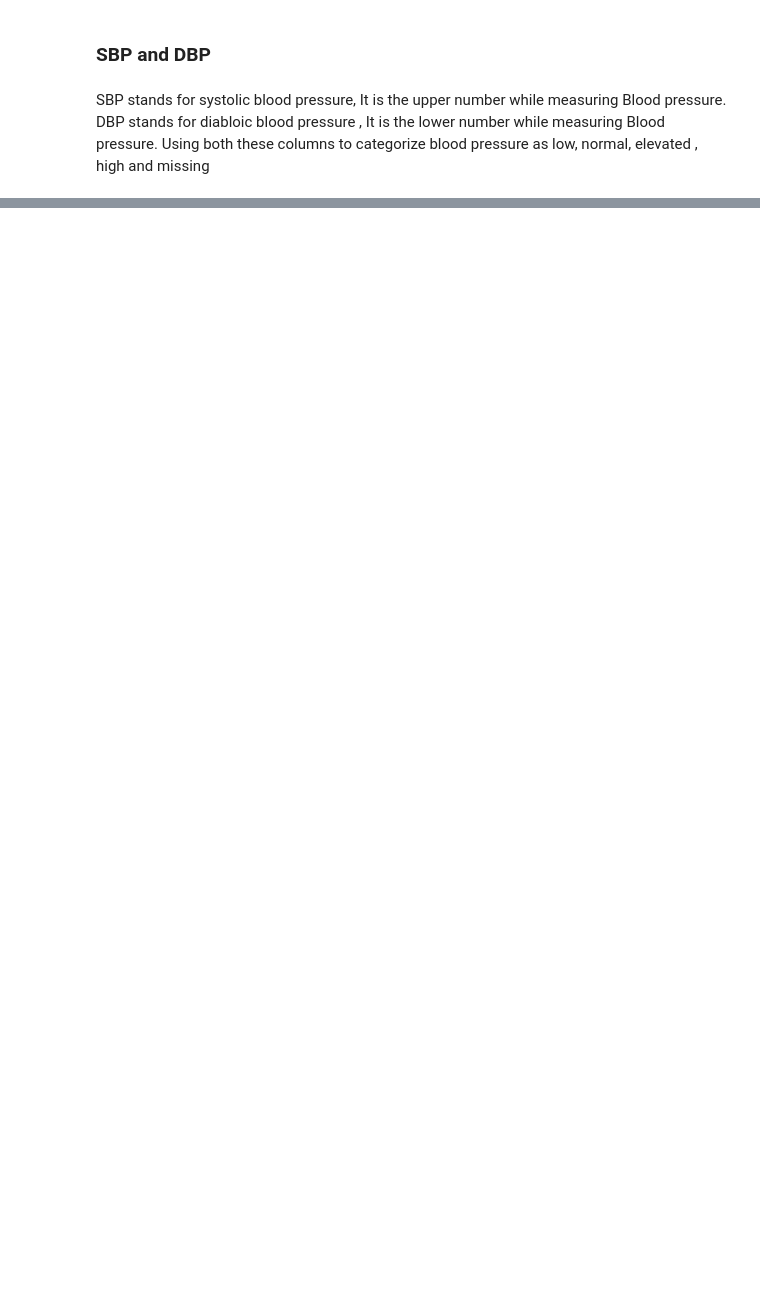
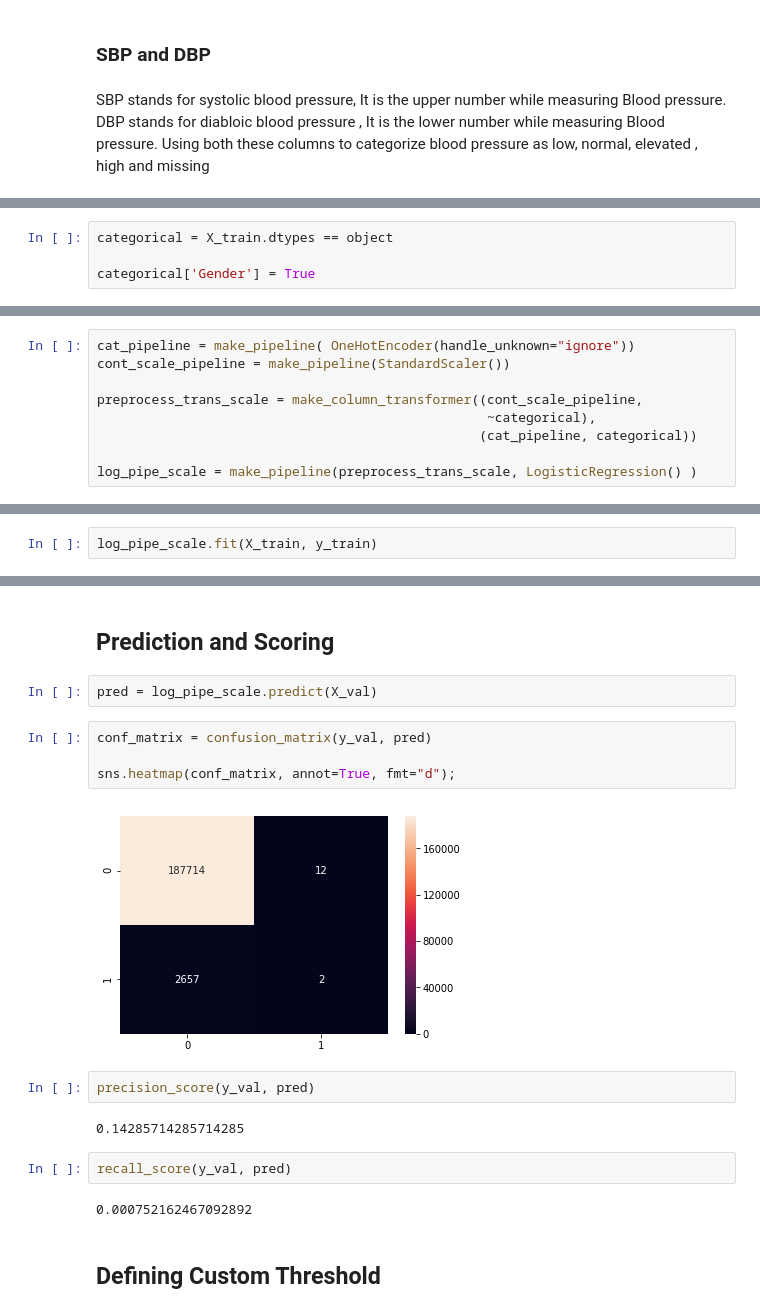
Before and after one commit to kskaran94/Sepsis_Identification, a Jupyter notebook: Feature_Engineering.ipynb, the cells around one changed output, grey strips where cells are left out. Drawn from its saved outputs; the diff is of its cells as text; blank space fills up the shorter version.

```diff
--- a/Feature_Engineering.ipynb
+++ b/Feature_Engineering.ipynb
@@ -93,0 +138,4 @@ train['custom_bp'].fillna('Missing', inplace=True)
+# %%
+categorical = X_train.dtypes == object
+
+categorical['Gender'] = True
@@ -93,0 +144,9 @@ train['custom_bp'].fillna('Missing', inplace=True)
+# %%
+cat_pipeline = make_pipeline( OneHotEncoder(handle_unknown="ignore"))
+cont_scale_pipeline = make_pipeline(StandardScaler())
+
+preprocess_trans_scale = make_column_transformer((cont_scale_pipeline,
+                                                  ~categorical),
+                                                 (cat_pipeline, categorical))
+
+log_pipe_scale = make_pipeline(preprocess_trans_scale, LogisticRegression() )
@@ -93,0 +155,2 @@ train['custom_bp'].fillna('Missing', inplace=True)
+# %%
+log_pipe_scale.fit(X_train, y_train)
@@ -93,0 +175,20 @@ train['custom_bp'].fillna('Missing', inplace=True)
+# %% [markdown]
+## Prediction and Scoring
+# %%
+pred = log_pipe_scale.predict(X_val)
+# %%
+conf_matrix = confusion_matrix(y_val, pred)
+
+sns.heatmap(conf_matrix, annot=True, fmt="d");
+# %% [output]
+[figure, added]
+# %%
+precision_score(y_val, pred)
+# %% [output]
+0.14285714285714285
+# %%
+recall_score(y_val, pred)
+# %% [output]
+0.000752162467092892
+# %% [markdown]
+## Defining Custom Threshold
```
Also changed, not shown: parts of 22 cells of this notebook.
